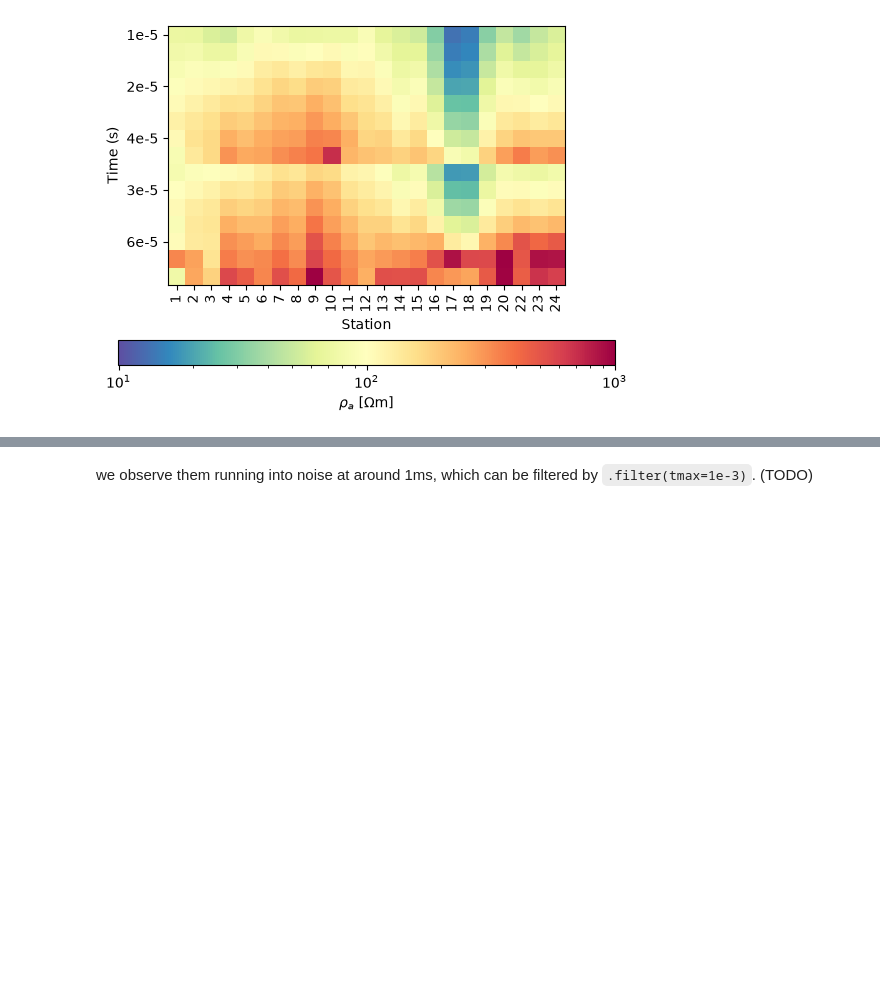
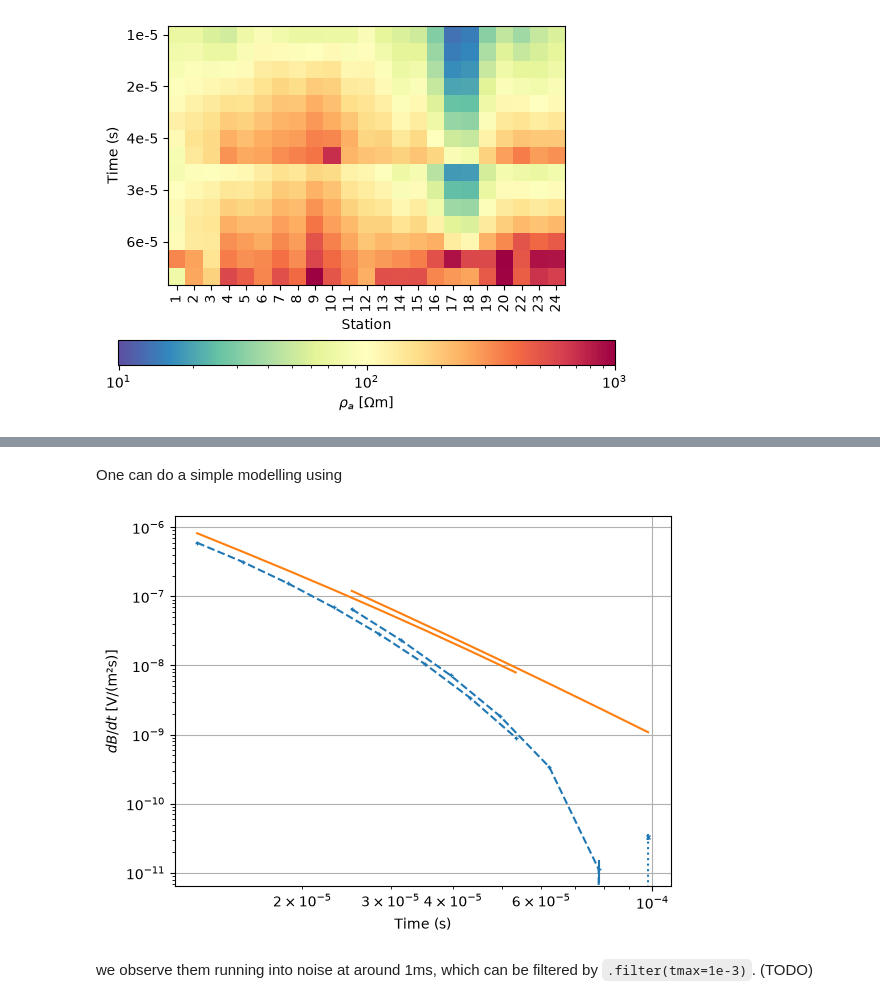
Before and after one commit to TUBAF-EM/pyTEM, a Jupyter notebook: data/Zellwald/zellwald_profiler.ipynb, the cells around one changed output, grey strips where cells are left out. Saved outputs shown, nothing was run; the diff lists cells and outputs as text; code cells hidden in the pictures; blank space fills up the shorter version.

```diff
--- a/data/Zellwald/zellwald_profiler.ipynb
+++ b/data/Zellwald/zellwald_profiler.ipynb
@@ -100,3 +95,9 @@ tem.showSounding(17);
+# %% [markdown]
+One can do a simple modelling using
+# %%
+tem.simulate(rho=[30, 3000], thk=20, show=17);#, rhoa=True);
+# %% [output]
+[figure, added]
 # %% [markdown]
 we observe them running into noise at around 1ms, which can be filtered by `.filter(tmax=1e-3)`. (TODO)
 # %%
```
Also changed, not shown: parts of 6 cells of this notebook, 3 other files.
